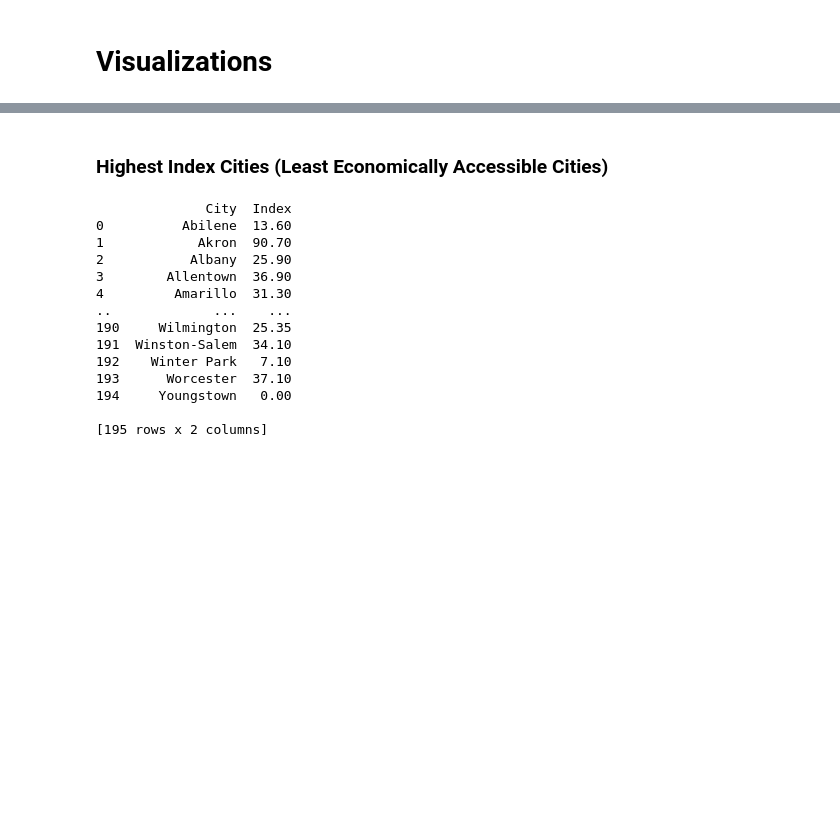
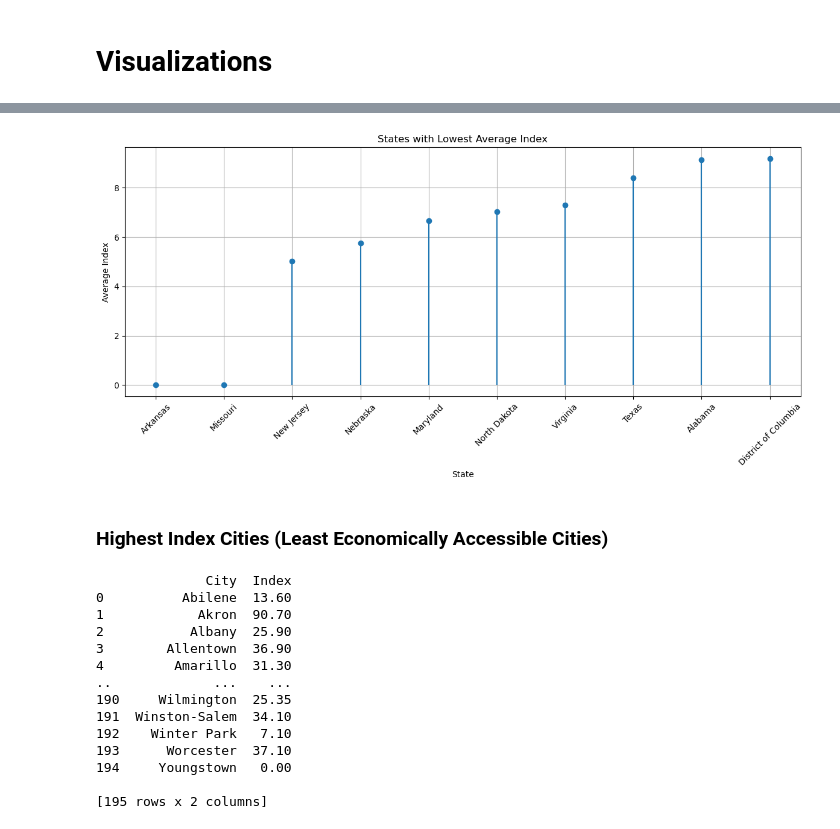
Before and after one commit to krduva02/Accessing-Art-Museums, a Jupyter notebook: Accessing Art Museums.ipynb, the cells around one changed output, grey strips where cells are left out. Drawn from its saved outputs; the diff is of its cells as text; code cells hidden in the pictures; blank space fills up the shorter version.

Commit message:
Added last visualization

```diff
--- a/Accessing Art Museums.ipynb
+++ b/Accessing Art Museums.ipynb
@@ -317,3 +337,27 @@ Visualization ideas:
+# %%
+average_index_per_state = df.groupby('State')['Index'].mean()
+
+# sort the states by their average index to find 10 lowest
+lowest_10_states = average_index_per_state.nsmallest(10)
+
+# create stem plot
+plt.figure(figsize=(12, 6))
+markers, stems, baseline = plt.stem(lowest_10_states.index, lowest_10_states.values, basefmt=" ")
+plt.title('States with Lowest Average Index')
+plt.xlabel('State')
+plt.ylabel('Average Index')
+
+# create diagonal labels
+plt.xticks(rotation=45)
+
+# add grid
+plt.grid(True)
+
+plt.tight_layout()
+
+plt.show()
+# %% [output]
+[figure, added]
 # %% [markdown]
 ### Highest Index Cities (Least Economically Accessible Cities)
 # %%
```
Also changed, not shown: parts of 4 cells of this notebook.
